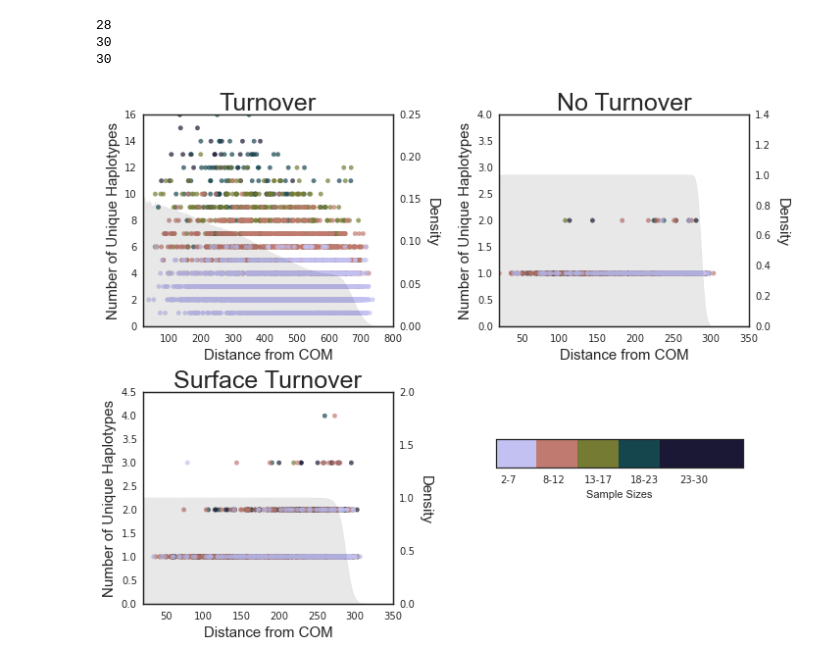
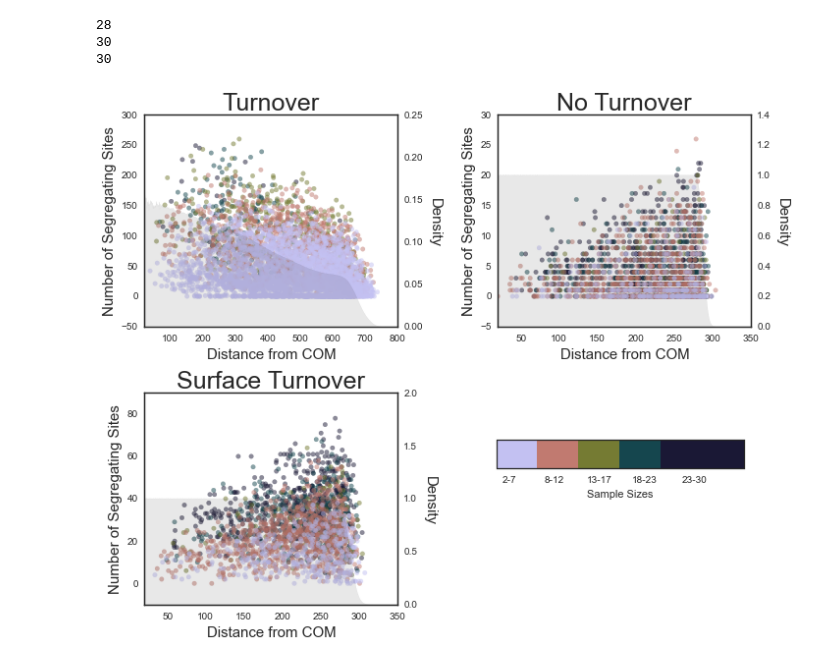
Before and after one commit to zafarali/tumorheterogeneity, a Jupyter notebook: haplotypePlot.ipynb, the cells around one changed output. Saved outputs shown, nothing was run; the diff lists cells and outputs as text; code cells hidden in the pictures.

Commit message:
Add plots

```diff
--- a/haplotypePlot.ipynb
+++ b/haplotypePlot.ipynb
@@ -158,13 +283,13 @@ ax1_r = ax1.twinx()
 ax1_r.fill_between(r, rho,alpha=0.09,color=(0,0,0))
 ax1_r.set_ylabel('Density', rotation=-90,labelpad=20, fontsize=15)
 
-plot_hist('./Jul5/1_0_1_outs_2/pipe_out_Tue_Jul__5_13_00_18_2016/statistics.csv', ax1, max_sample=30)
+plot_S('./Jul5/1_0_1_outs_2/pipe_out_Tue_Jul__5_13_00_18_2016/statistics.csv', ax1, max_sample=30)
 
 ax1.set_xlim([20,800])
 ax1.set_title('Turnover', fontsize=25)
 ax1.set_xlabel('Distance from COM', fontsize=15)
-ax1.set_ylabel('Number of Unique Haplotypes', fontsize=15)
-ax1.set_ylim([0,16])
+ax1.set_ylabel('Number of Segregating Sites', fontsize=15)
+# ax1.set_ylim([0,16])
 
 ax2 = fig.add_subplot(222)
 
@@ -177,14 +302,14 @@ ax2_r.fill_between(r, rho,alpha=0.09,color=(0,0,0))
 ax2_r.set_ylabel('Density', rotation=-90,labelpad=20, fontsize=15)
 
 
-plot_hist('./Jul5/1_0_0_outs_3/pipe_out_Mon_Jul__4_20_54_51_2016/statistics.csv', ax2, max_sample=30)
+plot_S('./Jul5/1_0_0_outs_3/pipe_out_Mon_Jul__4_20_54_51_2016/statistics.csv', ax2, max_sample=30)
 
 
 ax2.set_title('No Turnover', fontsize=25)
 ax2.set_xlabel('Distance from COM', fontsize=15)
-ax2.set_ylim([0,4])
+# ax2.set_ylim([0,4])
 ax2.set_xlim([20,350])
-ax2.set_ylabel('Number of Unique Haplotypes', fontsize=15)
+ax2.set_ylabel('Number of Segregating Sites', fontsize=15)
 
 ax3 = fig.add_subplot(223)
 # ax3.set(zorder=5)
@@ -197,41 +322,41 @@ ax3_r = ax3.twinx()
 ax3_r.fill_between(r, rho,alpha=0.09,color=(0,0,0))
 ax3_r.set_ylabel('Density', rotation=-90, labelpad=20, fontsize=15)
 
-plot_hist('./Jul5/1_1_1_outs_2/pipe_out_Tue_Jul__5_09_38_50_2016/statistics.csv', ax3, max_sample=30)
+plot_S('./Jul5/1_1_1_outs_2/pipe_out_Tue_Jul__5_09_38_50_2016/statistics.csv', ax3, max_sample=30)
 
 
 ax3.set_title('Surface Turnover', fontsize=25)
-ax3.set_ylim([0,4.5])
+# ax3.set_ylim([0,4.5])
 ax3.set_xlim([20,350])
 ax3.set_xlabel('Distance from COM', fontsize=15)
-ax3.set_ylabel('Number of Unique Haplotypes', fontsize=15)
+ax3.set_ylabel('Number of Segregating Sites', fontsize=15)
 
 fig.tight_layout(pad=1, w_pad=2)
 # sns.despine(top=True,left=False,right=False)
 
 # cbar = fig.colorbar(ticks=[-1,0,1], orientation='horizontal')
 # ax3 = fig.add_axes([0.05, -0.15, 0.1, 0.05])
 ax4 = fig.add_subplot(224)
 ax4.set_position([0.57, 0.318, 0.35,0.05])
 
 cb = mpl.colorbar.ColorbarBase(ax4, cmap=create_colormap(return_colormap=True),
 #                                 tick=['2-7', '8-13', '14-19', '20-25', '26-30'],
 #                                 extend='both',
                                 # Make the length of each extension
                                 # the same as the length of the
                                 # interior colors:
 #                                 extendfrac='auto',
 #                                 ticks=bounds,
                                 spacing='uniform',
                                 orientation='horizontal')
 cb.set_label('Sample Sizes')
 cb.set_ticks(list(np.linspace(0.05,0.6,4))+[0.8])
 cb.set_ticklabels(['2-7', '8-12', '13-17', '18-23', '23-30'])
-plt.savefig('test2.pdf', dpi=300)
-plt.savefig('test2.svg', dpi=300)
-plt.savefig('test2.png', dpi=600)
+plt.savefig('test3.pdf', dpi=300)
+plt.savefig('test3.svg', dpi=300)
+plt.savefig('test3.png', dpi=300)
 # %% [output]
 28
 30
 30
-[figure, old version]
+[figure, new version]
```
Also changed, not shown: parts of 17 cells of this notebook, 2 other files.
